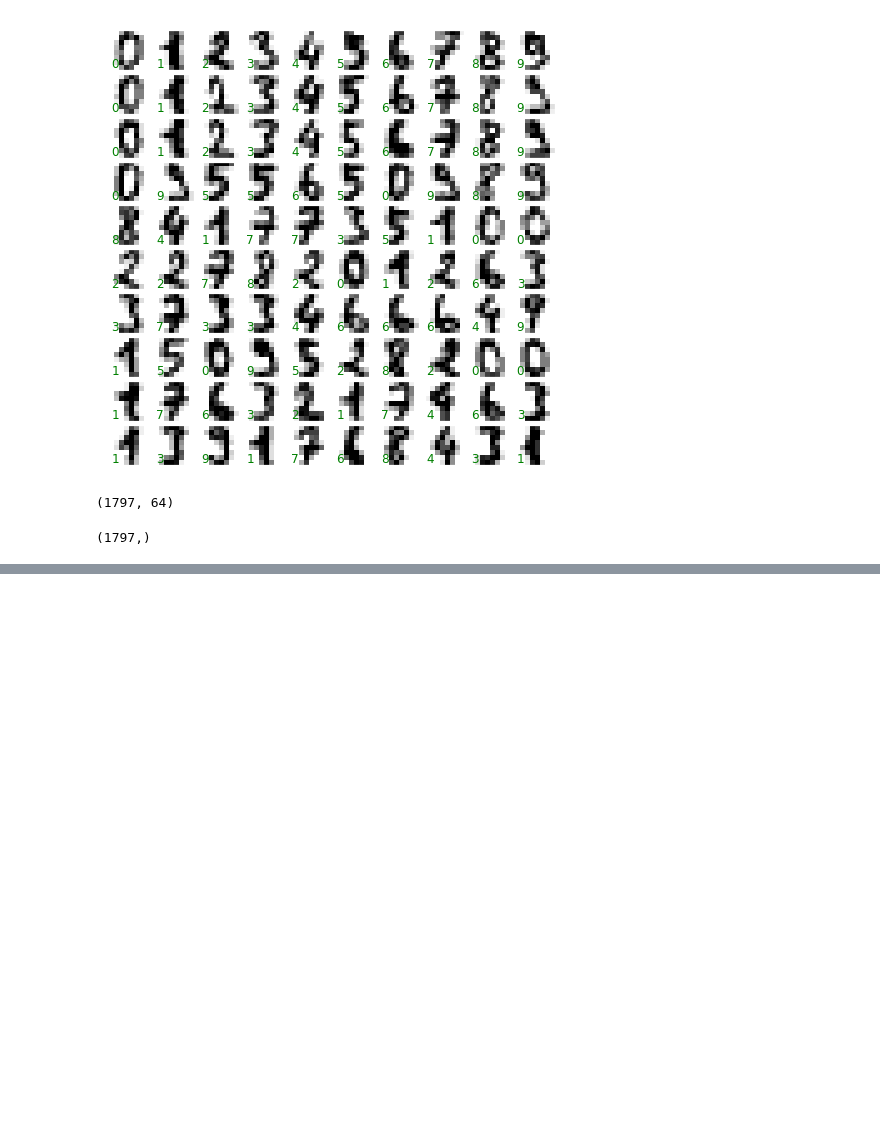
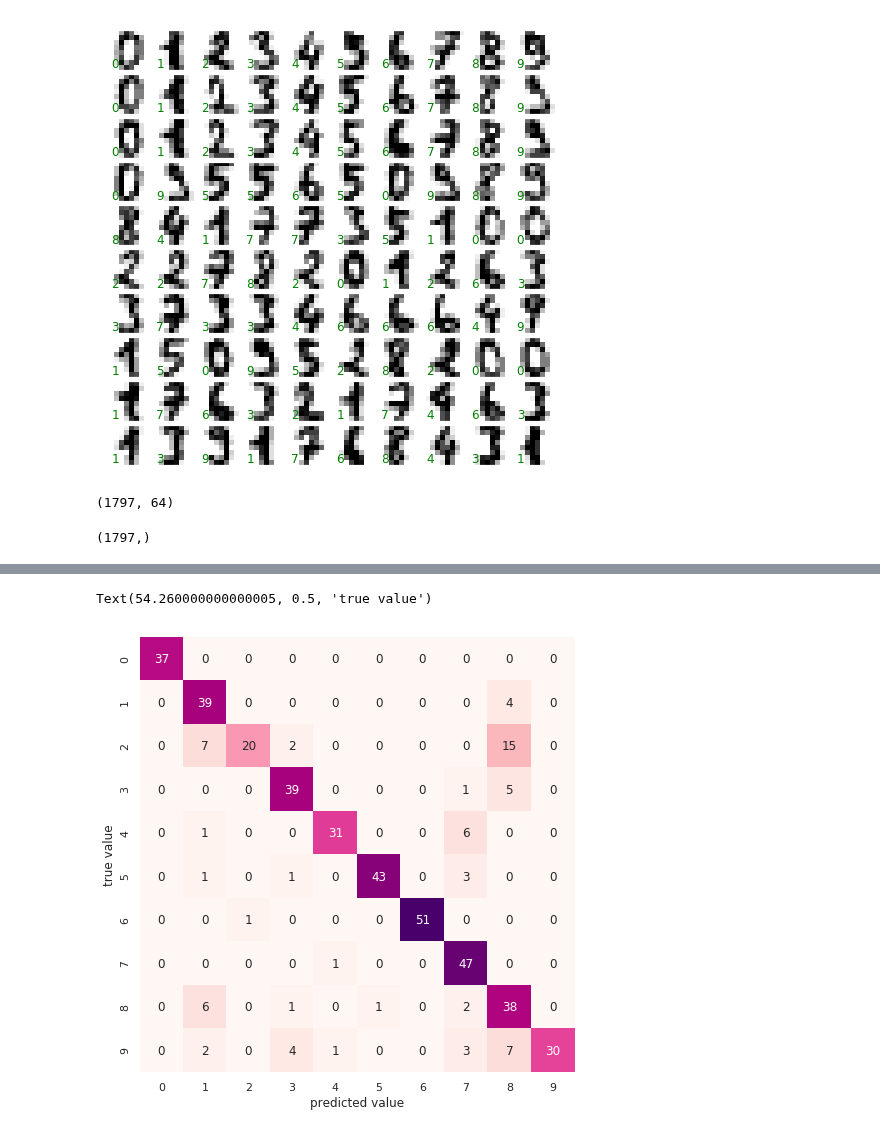
Before and after one commit to thimi0412/PythonDataScinence, a Jupyter notebook: scikit-lean-pra/target_array.ipynb, the cells around one changed output, grey strips where cells are left out. Cells and saved outputs as stored; diff of their text form; code cells hidden in the pictures; blank space fills up the shorter version.

```diff
--- a/scikit-lean-pra/target_array.ipynb
+++ b/scikit-lean-pra/target_array.ipynb
@@ -154,0 +174,2 @@ y.shape
+# %%
+Xtrain, Xtest, ytrain, ytest = train_test_split(X, y, random_state=0)
@@ -154,0 +178,4 @@ y.shape
+# %%
+model = GaussianNB()
+model.fit(Xtrain, ytrain)
+y_model = model.predict(Xtest)
@@ -154,0 +189,10 @@ y.shape
+# %%
+mat = confusion_matrix(ytest, y_model)
+
+plt.figure(figsize=(8,8))
+sns.heatmap(mat, square=True, annot=True, cbar=False, cmap='RdPu')
+plt.xlabel('predicted value')
+plt.ylabel('true value')
+# %% [output]
+Text(54.260000000000005, 0.5, 'true value')
+[figure, added]
```
Also changed, not shown: parts of 8 cells of this notebook, 1 other file.
